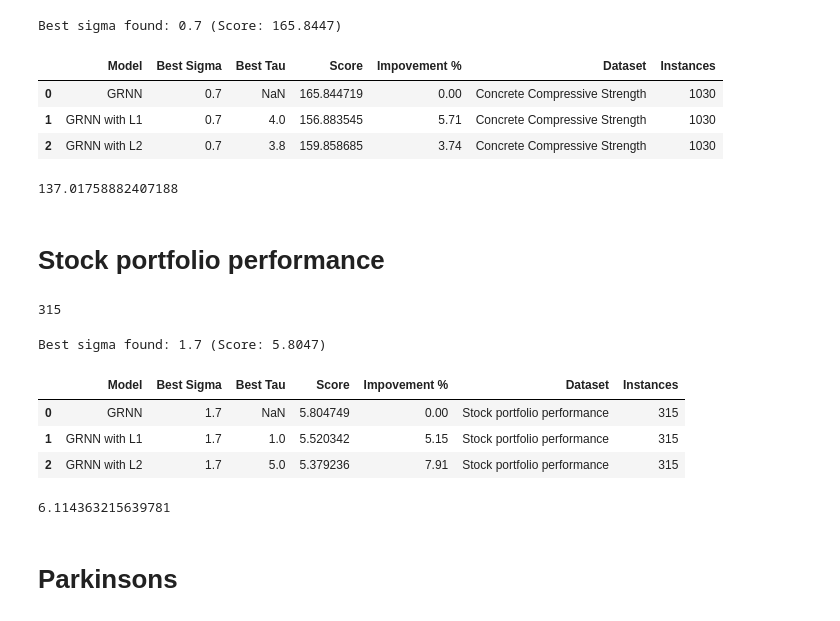
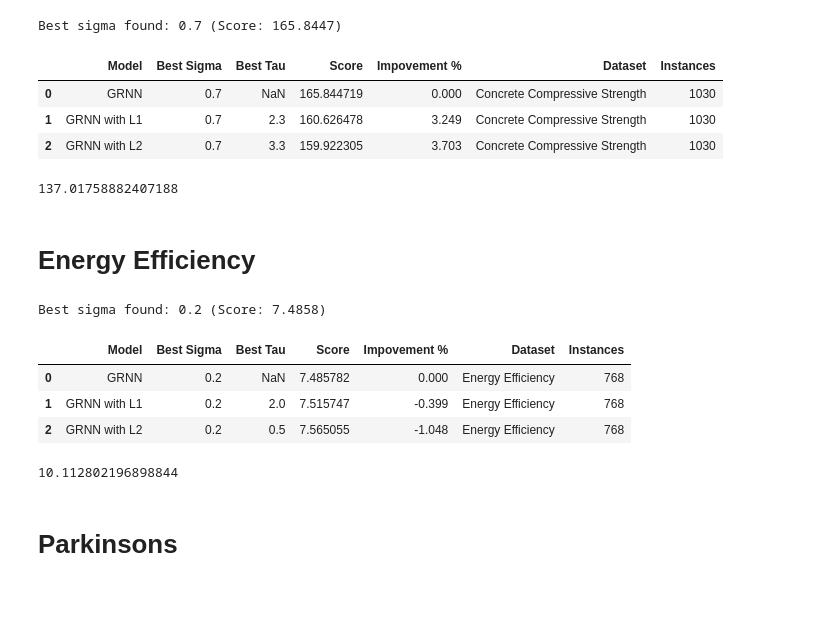
Before and after one commit to vinogradowvw/regularization-pnn-grnn, a Jupyter notebook: Evaluation.ipynb, the cells around one changed output. Drawn from its saved outputs; the diff is of its cells as text; code cells hidden in the pictures.

```diff
--- a/Evaluation.ipynb
+++ b/Evaluation.ipynb
@@ -275,15 +274,15 @@ evals = grid_search_cv(X_train, y_train, model_class, sigma_range, tau_range, n_
 Best sigma found: 0.7 (Score: 165.8447)
 # %%
 results_df = pd.DataFrame(evals)
-results_df['Impovement %'] = np.round((results_df['Score'].iloc[0] / results_df['Score']) * 100, 2) - 100
+results_df['Impovement %'] = np.round((results_df['Score'].iloc[0] / results_df['Score']) * 100, 3) - 100
 results_df['Dataset'] = 'Concrete Compressive Strength'
 results_df['Instances'] = len(X_train)
 results_df
 # %% [output]
 |  | Model | Best Sigma | Best Tau | Score | Impovement % | Dataset | Instances |
-| 0 | GRNN | 0.7 | NaN | 165.844719 | 0.00 | Concrete Compressive Strength | 1030 |
-| 1 | GRNN with L1 | 0.7 | 4.0 | 156.883545 | 5.71 | Concrete Compressive Strength | 1030 |
-| 2 | GRNN with L2 | 0.7 | 3.8 | 159.858685 | 3.74 | Concrete Compressive Strength | 1030 |
+| 0 | GRNN | 0.7 | NaN | 165.844719 | 0.000 | Concrete Compressive Strength | 1030 |
+| 1 | GRNN with L1 | 0.7 | 2.3 | 160.626478 | 3.249 | Concrete Compressive Strength | 1030 |
+| 2 | GRNN with L2 | 0.7 | 3.3 | 159.922305 | 3.703 | Concrete Compressive Strength | 1030 |
 # %%
 # Logistic regression
 evaluvate_on_kfold(X_train, y_train, LinearRegression())
@@ -292,16 +291,12 @@ evaluvate_on_kfold(X_train, y_train, LinearRegression())
 # %%
 all_results_data.append(results_df)
 # %% [markdown]
-# Stock portfolio performance
+# Energy Efficiency
-# %%
-stock_portfolio_performance = fetch_ucirepo(id=390)
-
-X_train = stock_portfolio_performance.data.features.iloc[:, :-6].values
-y_train = stock_portfolio_performance.data.targets['Excess Return'].apply(lambda x: float(x[:-1])).to_numpy()
-
-print(len(X_train))
-# %% [output]
-315
+# %%
+df = pd.read_csv('data/ENB2012_data.csv')
+
+X_train = df.drop(columns=['Y1', 'Y2']).values
+y_train = df['Y1'].to_numpy()
 # %%
 model_class = GRNN
 sigma_range = np.round(np.arange(0.1, 5.1, 0.1), 2)
@@ -309,23 +304,23 @@ tau_range = np.round(np.arange(0.1, 5.1, 0.1), 2)
 
 evals = grid_search_cv(X_train, y_train, model_class, sigma_range, tau_range, n_classes=2, losses=None)
 # %% [output]
-Best sigma found: 1.7 (Score: 5.8047)
+Best sigma found: 0.2 (Score: 7.4858)
 # %%
 results_df = pd.DataFrame(evals)
-results_df['Impovement %'] = np.round((results_df['Score'].iloc[0] / results_df['Score']) * 100, 2) - 100
-results_df['Dataset'] = 'Stock portfolio performance'
+results_df['Impovement %'] = np.round((results_df['Score'].iloc[0] / results_df['Score']) * 100, 3) - 100
+results_df['Dataset'] = 'Energy Efficiency'
 results_df['Instances'] = len(X_train)
 results_df
 # %% [output]
 |  | Model | Best Sigma | Best Tau | Score | Impovement % | Dataset | Instances |
-| 0 | GRNN | 1.7 | NaN | 5.804749 | 0.00 | Stock portfolio performance | 315 |
-| 1 | GRNN with L1 | 1.7 | 1.0 | 5.520342 | 5.15 | Stock portfolio performance | 315 |
-| 2 | GRNN with L2 | 1.7 | 5.0 | 5.379236 | 7.91 | Stock portfolio performance | 315 |
+| 0 | GRNN | 0.2 | NaN | 7.485782 | 0.000 | Energy Efficiency | 768 |
+| 1 | GRNN with L1 | 0.2 | 2.0 | 7.515747 | -0.399 | Energy Efficiency | 768 |
+| 2 | GRNN with L2 | 0.2 | 0.5 | 7.565055 | -1.048 | Energy Efficiency | 768 |
 # %%
 # Logistic regression
 evaluvate_on_kfold(X_train, y_train, LinearRegression())
 # %% [output]
-6.114363215639781
+10.112802196898844
 # %%
 all_results_data.append(results_df)
 # %% [markdown]
```
Also changed, not shown: parts of 20 cells of this notebook, 21 other files.
